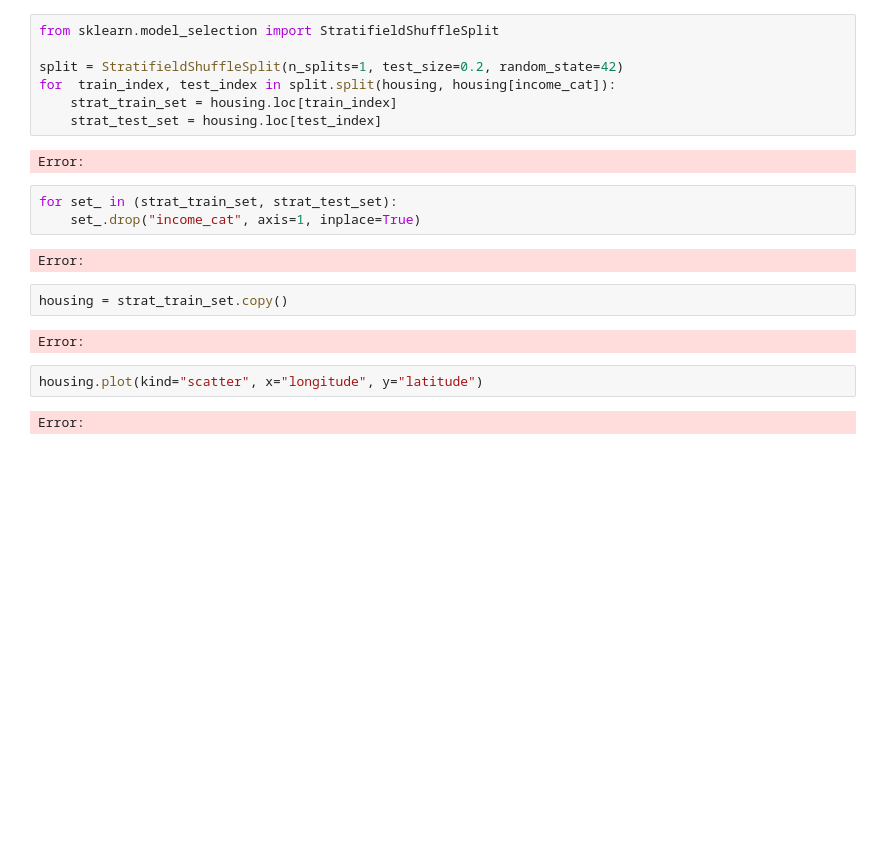
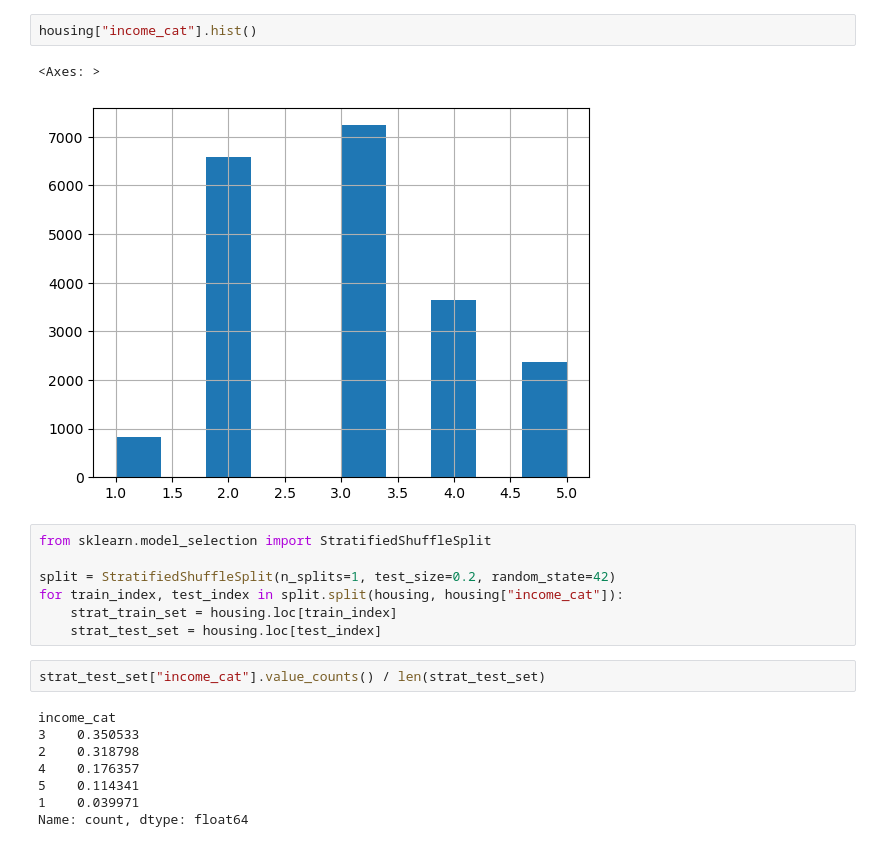
Before and after one commit to EricIkeda1/Data-Science-, a Jupyter notebook: sample.ipynb, the cells around one changed output. Saved outputs shown, nothing was run; the diff lists cells and outputs as text; blank space fills up the shorter version.

```diff
--- a/sample.ipynb
+++ b/sample.ipynb
@@ -89,22 +175,22 @@ Error:
+# %%
+housing["income_cat"].hist()
+# %% [output]
+<Axes: >
+[figure, added]
 # %%
-from sklearn.model_selection import StratifieldShuffleSplit
+from sklearn.model_selection import StratifiedShuffleSplit
 
-split = StratifieldShuffleSplit(n_splits=1, test_size=0.2, random_state=42)
-for  train_index, test_index in split.split(housing, housing[income_cat]):
+split = StratifiedShuffleSplit(n_splits=1, test_size=0.2, random_state=42)
+for train_index, test_index in split.split(housing, housing["income_cat"]):
     strat_train_set = housing.loc[train_index]
     strat_test_set = housing.loc[test_index]
-# %% [output]
-Error:
 # %%
-for set_ in (strat_train_set, strat_test_set):
-    set_.drop("income_cat", axis=1, inplace=True)
+strat_test_set["income_cat"].value_counts() / len(strat_test_set)
 # %% [output]
-Error:
+income_cat
+3    0.350533
+2    0.318798
+4    0.176357
+5    0.114341
+1    0.039971
+Name: count, dtype: float64
-# %%
-housing = strat_train_set.copy()
-# %% [output]
-Error:
-# %%
-housing.plot(kind="scatter", x="longitude", y="latitude")
-# %% [output]
-Error:
```
Also changed, not shown: parts of 100 cells of this notebook.
